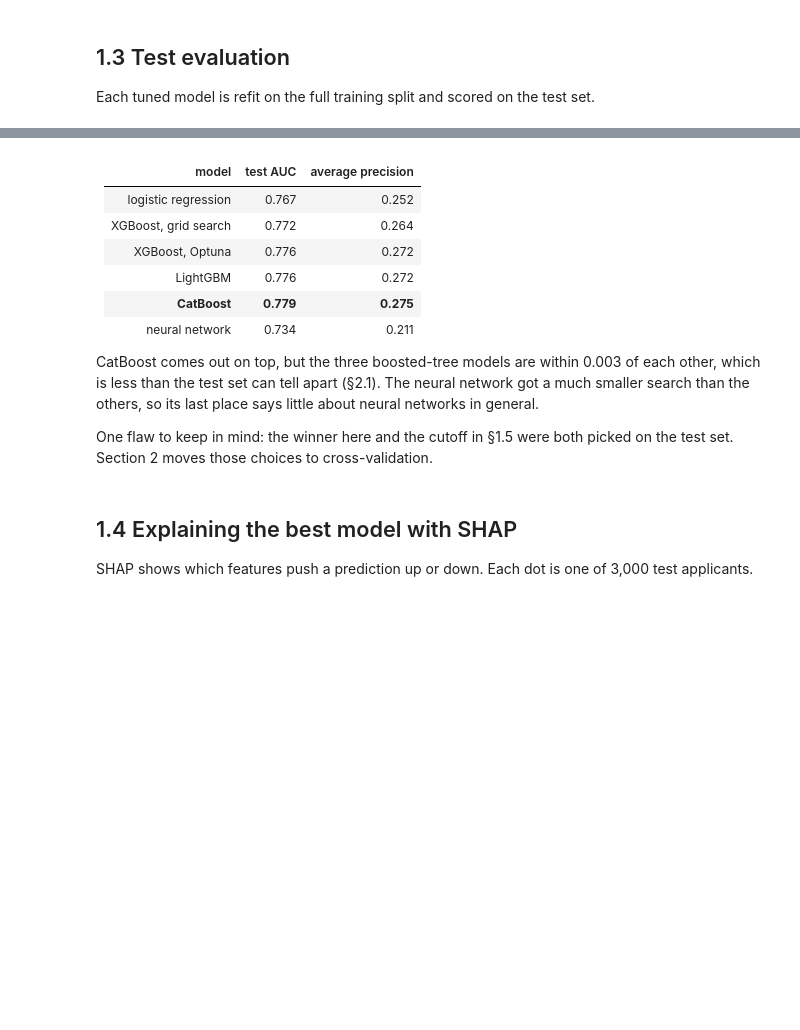
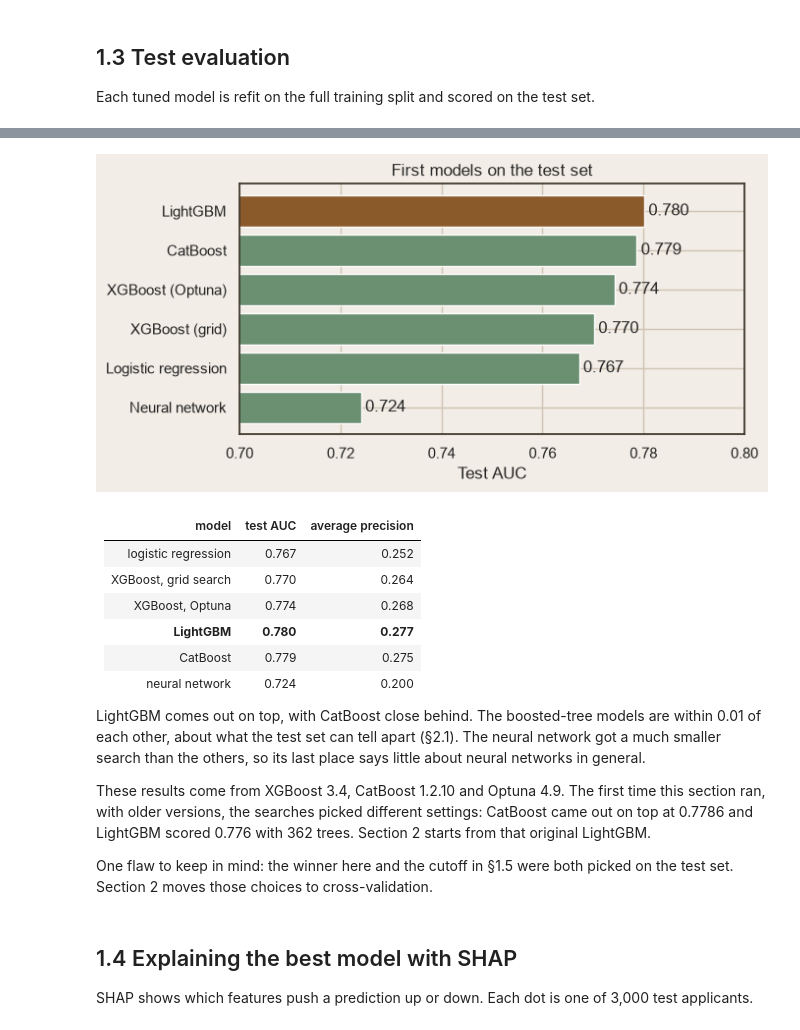
Before and after one commit to samstrc/Honors-Project, a Jupyter notebook: modeling/02_research.ipynb, the cells around one changed output, grey strips where cells are left out. Cells and saved outputs as stored; diff of their text form; code cells hidden in the pictures; blank space fills up the shorter version.

```diff
--- a/modeling/02_research.ipynb
+++ b/modeling/02_research.ipynb
@@ -348,16 +354,39 @@ Best model by test Average Precision: catboost_optuna (AP=0.275, AUC=0.779)
+# %%
+# Test AUC of each first model, highest at the top
+LABELS = {"catboost_optuna": "CatBoost", "lightgbm_optuna": "LightGBM",
+          "xgboost_optuna": "XGBoost (Optuna)", "xgboost_gridsearch": "XGBoost (grid)",
+          "logistic_regression": "Logistic regression", "neural_net": "Neural network"}
+first = pd.Series({LABELS[name]: r["auc"] for name, r in results.items()}).sort_values()
+
+fig, ax = plt.subplots(figsize=(7, 3.6))
+bars = ax.barh(first.index, first.values,
+               color=[earth_palette[1] if name == first.idxmax() else earth_palette[0] for name in first.index])
+ax.bar_label(bars, fmt="%.3f", padding=3)
+ax.set(xlim=(0.70, 0.80), xlabel="Test AUC", title="First models on the test set")
+plt.tight_layout()
+plt.savefig(f"{FIGURES}/first_models.png", dpi=200, bbox_inches="tight")
+plt.show()
+# %% [output]
+[figure, added]
 # %% [markdown]
 | model | test AUC | average precision |
 |---|---|---|
 | logistic regression | 0.767 | 0.252 |
-| XGBoost, grid search | 0.772 | 0.264 |
-| XGBoost, Optuna | 0.776 | 0.272 |
-| LightGBM | 0.776 | 0.272 |
-| **CatBoost** | **0.779** | **0.275** |
-| neural network | 0.734 | 0.211 |
+| XGBoost, grid search | 0.770 | 0.264 |
+| XGBoost, Optuna | 0.774 | 0.268 |
+| **LightGBM** | **0.780** | **0.277** |
+| CatBoost | 0.779 | 0.275 |
+| neural network | 0.724 | 0.200 |
 
-CatBoost comes out on top, but the three boosted-tree models are within 0.003 of each other,
-which is less than the test set can tell apart (§2.1). The neural network got a much smaller
-search than the others, so its last place says little about neural networks in general.
+LightGBM comes out on top, with CatBoost close behind. The boosted-tree models are within
+0.01 of each other, about what the test set can tell apart (§2.1). The neural network got a
+much smaller search than the others, so its last place says little about neural networks in
+general.
+
+These results come from XGBoost 3.4, CatBoost 1.2.10 and Optuna 4.9. The first time this
+section ran, with older versions, the searches picked different settings: CatBoost came out
+on top at 0.7786 and LightGBM scored 0.776 with 362 trees. Section 2 starts from that
+original LightGBM.
 
 One flaw to keep in mind: the winner here and the cutoff in §1.5 were both picked on the
 test set. Section 2 moves those choices to cross-validation.
```
Also changed, not shown: parts of 33 cells of this notebook, 19 other files.
